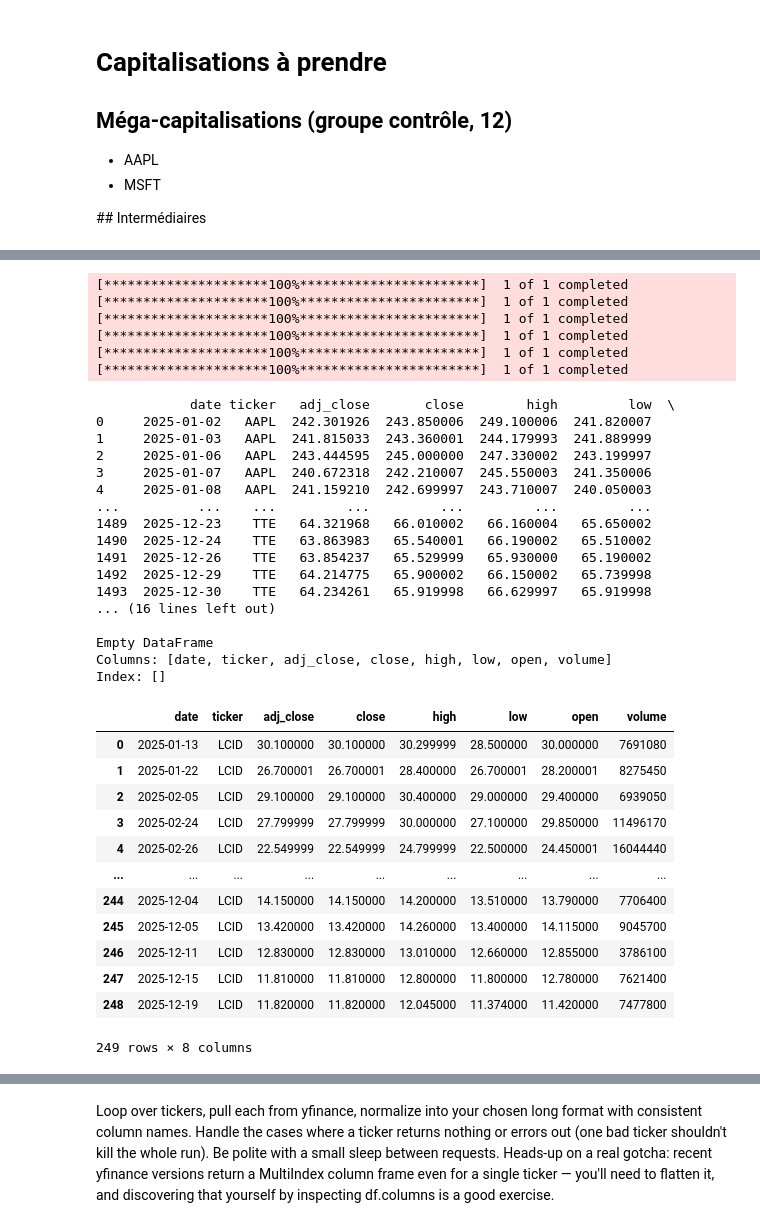
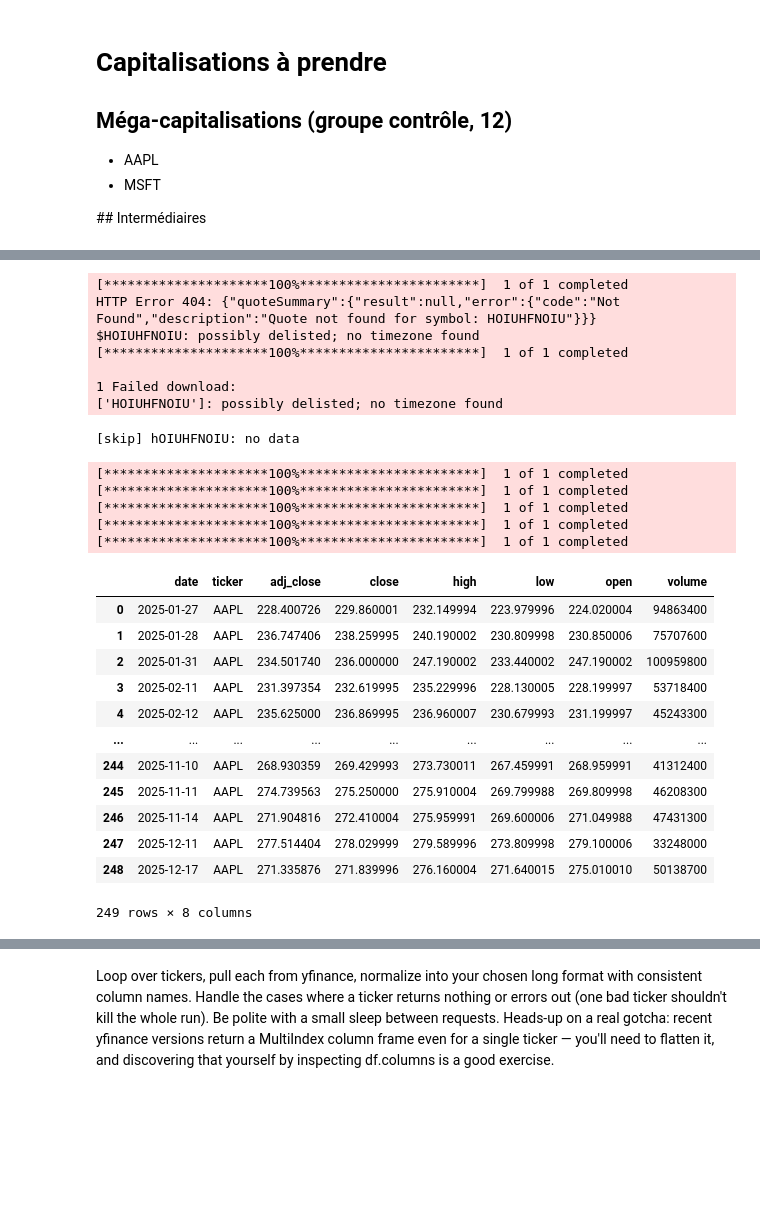
Before and after one commit to tanguyguyot/pead-bot, a Jupyter notebook: notebooks/first_nb.ipynb, the cells around one changed output, grey strips where cells are left out. Saved outputs shown, nothing was run; the diff lists cells and outputs as text; code cells hidden in the pictures; blank space fills up the shorter version.

```diff
--- a/notebooks/first_nb.ipynb
+++ b/notebooks/first_nb.ipynb
@@ -76,46 +121,36 @@ def query_prices(ticker, db_path) -> pd.DataFrame:
 # %%
 # testing
 
-tickers = ['AAPL', 'MSFT', 'SOFI', 'LCID', 'GOOG', 'TTE']
+tickers = ['AAPL', 'hOIUHFNOIU', 'MSFT', 'SOFI', 'LCID', 'GOOG', 'TTE']
 
 init_db(db_path)
 df = fetch_prices(tickers, start, end)
 store_prices(df, db_path)
-query_prices('LCID', db_path)
+query_prices('AAPL', db_path)
 # %% [output]
 [*********************100%***********************]  1 of 1 completed
+HTTP Error 404: {"quoteSummary":{"result":null,"error":{"code":"Not Found","description":"Quote not found for symbol: HOIUHFNOIU"}}}
+$HOIUHFNOIU: possibly delisted; no timezone found
 [*********************100%***********************]  1 of 1 completed
-[*********************100%***********************]  1 of 1 completed
-[*********************100%***********************]  1 of 1 completed
-[*********************100%***********************]  1 of 1 completed
-[*********************100%***********************]  1 of 1 completed
+
+1 Failed download:
+['HOIUHFNOIU']: possibly delisted; no timezone found
-            date ticker   adj_close       close        high         low  \
-0     2025-01-02   AAPL  242.301926  243.850006  249.100006  241.820007
-1     2025-01-03   AAPL  241.815033  243.360001  244.179993  241.889999
-2     2025-01-06   AAPL  243.444595  245.000000  247.330002  243.199997
-3     2025-01-07   AAPL  240.672318  242.210007  245.550003  241.350006
-4     2025-01-08   AAPL  241.159210  242.699997  243.710007  240.050003
-...          ...    ...         ...         ...         ...         ...
-1489  2025-12-23    TTE   64.321968   66.010002   66.160004   65.650002
-1490  2025-12-24    TTE   63.863983   65.540001   66.190002   65.510002
-1491  2025-12-26    TTE   63.854237   65.529999   65.930000   65.190002
-1492  2025-12-29    TTE   64.214775   65.900002   66.150002   65.739998
-1493  2025-12-30    TTE   64.234261   65.919998   66.629997   65.919998
-... (16 lines left out)
-
-Empty DataFrame
-Columns: [date, ticker, adj_close, close, high, low, open, volume]
-Index: []
+[skip] hOIUHFNOIU: no data
+[*********************100%***********************]  1 of 1 completed
+[*********************100%***********************]  1 of 1 completed
+[*********************100%***********************]  1 of 1 completed
+[*********************100%***********************]  1 of 1 completed
+[*********************100%***********************]  1 of 1 completed
 |  | date | ticker | adj_close | close | high | low | open | volume |
-| 0 | 2025-01-13 | LCID | 30.100000 | 30.100000 | 30.299999 | 28.500000 | 30.000000 | 7691080 |
-| 1 | 2025-01-22 | LCID | 26.700001 | 26.700001 | 28.400000 | 26.700001 | 28.200001 | 8275450 |
-| 2 | 2025-02-05 | LCID | 29.100000 | 29.100000 | 30.400000 | 29.000000 | 29.400000 | 6939050 |
-| 3 | 2025-02-24 | LCID | 27.799999 | 27.799999 | 30.000000 | 27.100000 | 29.850000 | 11496170 |
-| 4 | 2025-02-26 | LCID | 22.549999 | 22.549999 | 24.799999 | 22.500000 | 24.450001 | 16044440 |
+| 0 | 2025-01-27 | AAPL | 228.400726 | 229.860001 | 232.149994 | 223.979996 | 224.020004 | 94863400 |
+| 1 | 2025-01-28 | AAPL | 236.747406 | 238.259995 | 240.190002 | 230.809998 | 230.850006 | 75707600 |
+| 2 | 2025-01-31 | AAPL | 234.501740 | 236.000000 | 247.190002 | 233.440002 | 247.190002 | 100959800 |
+| 3 | 2025-02-11 | AAPL | 231.397354 | 232.619995 | 235.229996 | 228.130005 | 228.199997 | 53718400 |
+| 4 | 2025-02-12 | AAPL | 235.625000 | 236.869995 | 236.960007 | 230.679993 | 231.199997 | 45243300 |
 | ... | ... | ... | ... | ... | ... | ... | ... | ... |
-| 244 | 2025-12-04 | LCID | 14.150000 | 14.150000 | 14.200000 | 13.510000 | 13.790000 | 7706400 |
-| 245 | 2025-12-05 | LCID | 13.420000 | 13.420000 | 14.260000 | 13.400000 | 14.115000 | 9045700 |
-| 246 | 2025-12-11 | LCID | 12.830000 | 12.830000 | 13.010000 | 12.660000 | 12.855000 | 3786100 |
-| 247 | 2025-12-15 | LCID | 11.810000 | 11.810000 | 12.800000 | 11.800000 | 12.780000 | 7621400 |
-| 248 | 2025-12-19 | LCID | 11.820000 | 11.820000 | 12.045000 | 11.374000 | 11.420000 | 7477800 |
+| 244 | 2025-11-10 | AAPL | 268.930359 | 269.429993 | 273.730011 | 267.459991 | 268.959991 | 41312400 |
+| 245 | 2025-11-11 | AAPL | 274.739563 | 275.250000 | 275.910004 | 269.799988 | 269.809998 | 46208300 |
+| 246 | 2025-11-14 | AAPL | 271.904816 | 272.410004 | 275.959991 | 269.600006 | 271.049988 | 47431300 |
+| 247 | 2025-12-11 | AAPL | 277.514404 | 278.029999 | 279.589996 | 273.809998 | 279.100006 | 33248000 |
+| 248 | 2025-12-17 | AAPL | 271.335876 | 271.839996 | 276.160004 | 271.640015 | 275.010010 | 50138700 |
-249 rows × 8 columns
+249 rows × 8 columns
```
Also changed, not shown: parts of 29 cells of this notebook, 2 other files.
